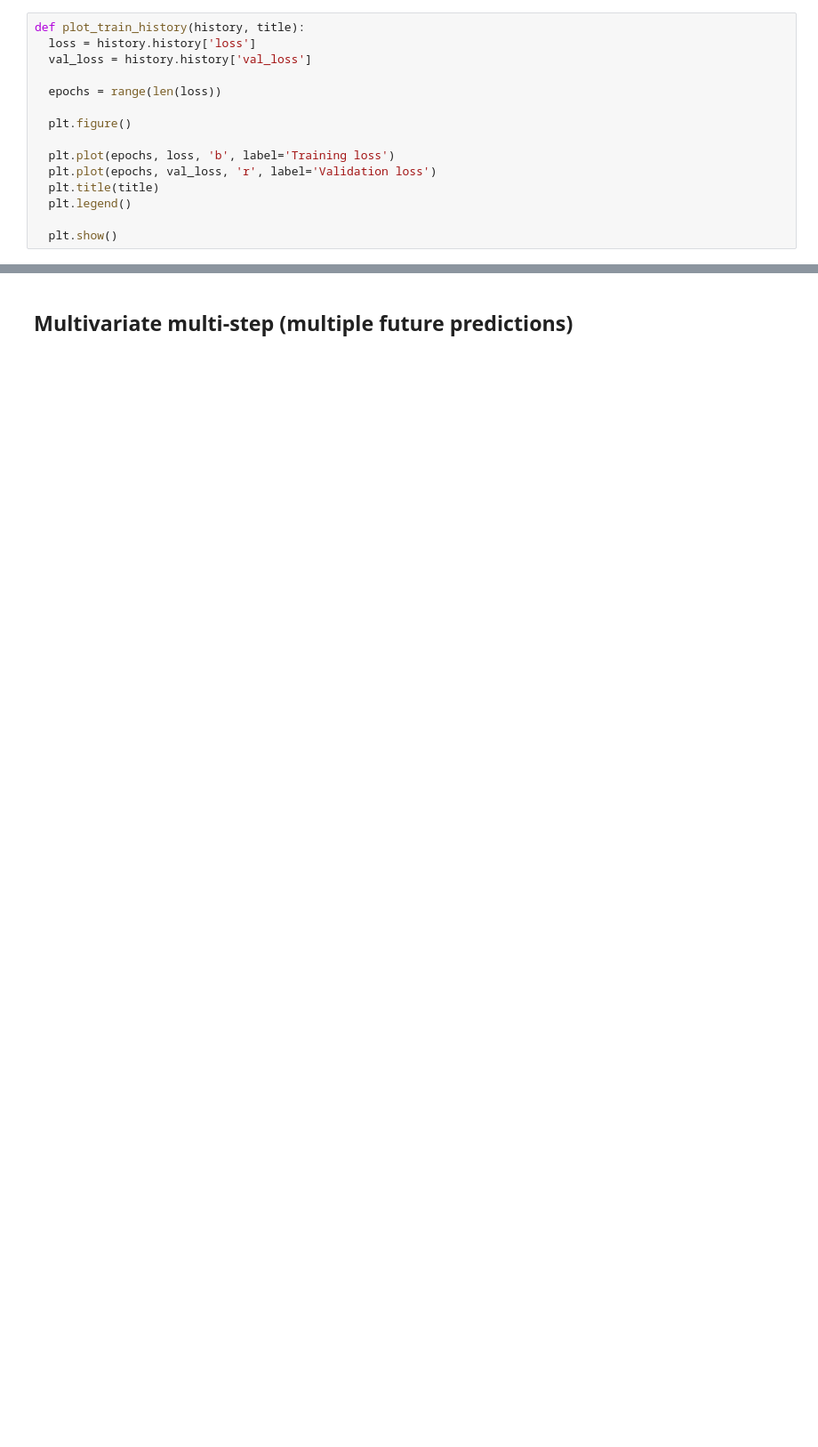
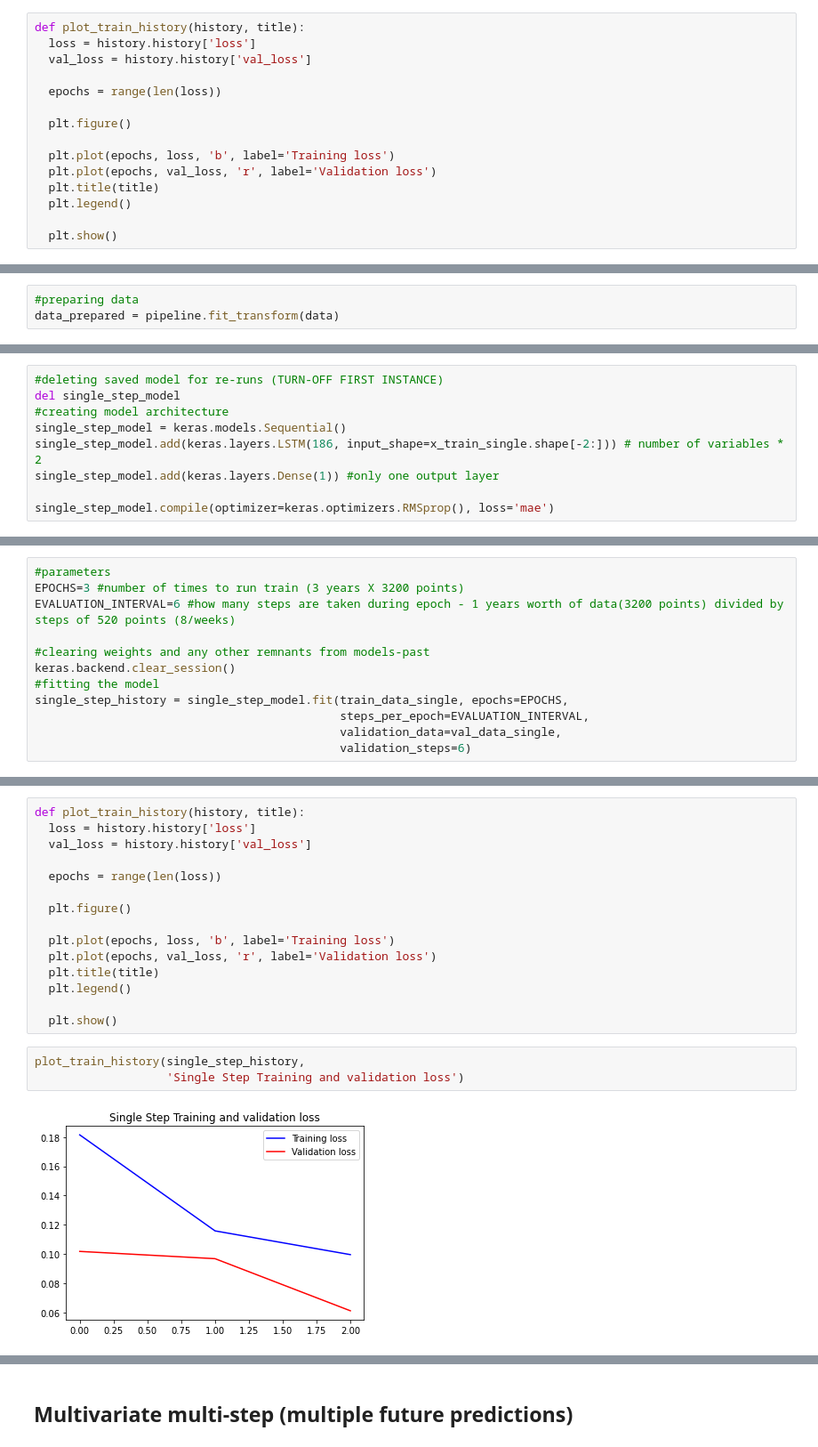
Before and after one commit to jvac06/pft, a Jupyter notebook: scripts/LSTM_ship.ipynb, the cells around one changed output, grey strips where cells are left out. Shown: that part at 89% size. Cells and saved outputs as stored; diff of their text form; blank space fills up the shorter version.

```diff
--- a/scripts/LSTM_ship.ipynb
+++ b/scripts/LSTM_ship.ipynb
@@ -626,0 +655,3 @@ for x, y in val_data_single.take(3):
+# %%
+#preparing data
+data_prepared = pipeline.fit_transform(data)
@@ -626,0 +720,9 @@ for x, y in val_data_single.take(3):
+# %%
+#deleting saved model for re-runs (TURN-OFF FIRST INSTANCE)
+del single_step_model
+#creating model architecture
+single_step_model = keras.models.Sequential()
+single_step_model.add(keras.layers.LSTM(186, input_shape=x_train_single.shape[-2:])) # number of variables * 2
+single_step_model.add(keras.layers.Dense(1)) #only one output layer
+
+single_step_model.compile(optimizer=keras.optimizers.RMSprop(), loss='mae')
@@ -626,0 +734,12 @@ for x, y in val_data_single.take(3):
+# %%
+#parameters
+EPOCHS=3 #number of times to run train (3 years X 3200 points)
+EVALUATION_INTERVAL=6 #how many steps are taken during epoch - 1 years worth of data(3200 points) divided by steps of 520 points (8/weeks)
+
+#clearing weights and any other remnants from models-past
+keras.backend.clear_session()
+#fitting the model
+single_step_history = single_step_model.fit(train_data_single, epochs=EPOCHS,
+                                            steps_per_epoch=EVALUATION_INTERVAL,
+                                            validation_data=val_data_single,
+                                            validation_steps=6)
@@ -626,0 +754,20 @@ for x, y in val_data_single.take(3):
+# %%
+def plot_train_history(history, title):
+  loss = history.history['loss']
+  val_loss = history.history['val_loss']
+
+  epochs = range(len(loss))
+
+  plt.figure()
+
+  plt.plot(epochs, loss, 'b', label='Training loss')
+  plt.plot(epochs, val_loss, 'r', label='Validation loss')
+  plt.title(title)
+  plt.legend()
+
+  plt.show()
+# %%
+plot_train_history(single_step_history,
+                   'Single Step Training and validation loss')
+# %% [output]
+[figure, added]
```
Also changed, not shown: parts of 51 cells of this notebook.
